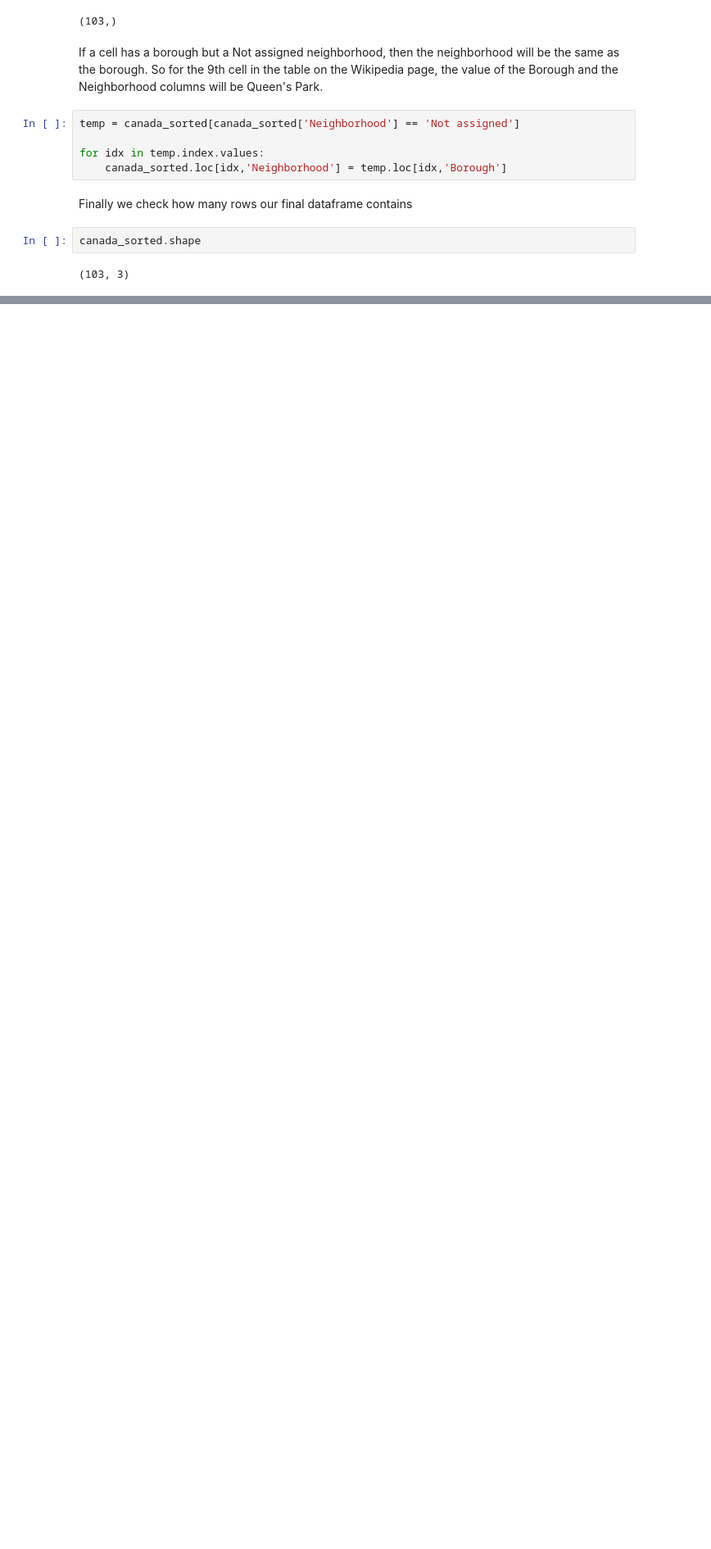
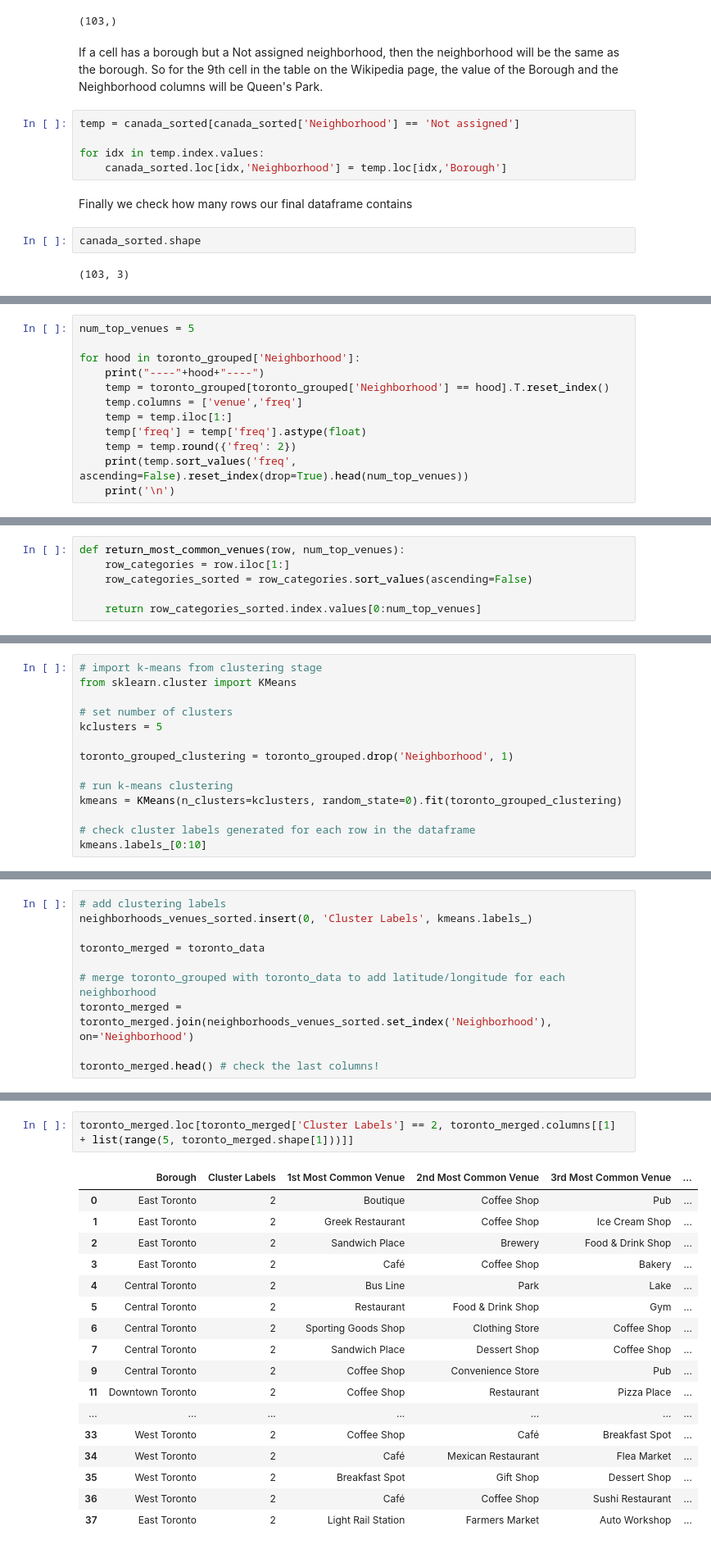
Before and after one commit to kosticn/The-Battle-of-Neighborhoods, a Jupyter notebook: Capstone Project - Week 3.ipynb, the cells around one changed output, grey strips where cells are left out. Shown: that part at 82% size. Cells and saved outputs as stored; diff of their text form; blank space fills up the shorter version.

```diff
--- a/Capstone Project - Week 3.ipynb
+++ b/Capstone Project - Week 3.ipynb
@@ -114,0 +510,12 @@ canada_sorted.shape
+# %%
+num_top_venues = 5
+
+for hood in toronto_grouped['Neighborhood']:
+    print("----"+hood+"----")
+    temp = toronto_grouped[toronto_grouped['Neighborhood'] == hood].T.reset_index()
+    temp.columns = ['venue','freq']
+    temp = temp.iloc[1:]
+    temp['freq'] = temp['freq'].astype(float)
+    temp = temp.round({'freq': 2})
+    print(temp.sort_values('freq', ascending=False).reset_index(drop=True).head(num_top_venues))
+    print('\n')
@@ -114,0 +544,6 @@ canada_sorted.shape
+# %%
+def return_most_common_venues(row, num_top_venues):
+    row_categories = row.iloc[1:]
+    row_categories_sorted = row_categories.sort_values(ascending=False)
+
+    return row_categories_sorted.index.values[0:num_top_venues]
@@ -114,0 +584,14 @@ canada_sorted.shape
+# %%
+# import k-means from clustering stage
+from sklearn.cluster import KMeans
+
+# set number of clusters
+kclusters = 5
+
+toronto_grouped_clustering = toronto_grouped.drop('Neighborhood', 1)
+
+# run k-means clustering
+kmeans = KMeans(n_clusters=kclusters, random_state=0).fit(toronto_grouped_clustering)
+
+# check cluster labels generated for each row in the dataframe
+kmeans.labels_[0:10]
@@ -114,0 +602,10 @@ canada_sorted.shape
+# %%
+# add clustering labels
+neighborhoods_venues_sorted.insert(0, 'Cluster Labels', kmeans.labels_)
+
+toronto_merged = toronto_data
+
+# merge toronto_grouped with toronto_data to add latitude/longitude for each neighborhood
+toronto_merged = toronto_merged.join(neighborhoods_venues_sorted.set_index('Neighborhood'), on='Neighborhood')
+
+toronto_merged.head() # check the last columns!
@@ -114,0 +672,20 @@ canada_sorted.shape
+# %%
+toronto_merged.loc[toronto_merged['Cluster Labels'] == 2, toronto_merged.columns[[1] + list(range(5, toronto_merged.shape[1]))]]
+# %% [output]
+|  | Borough | Cluster Labels | 1st Most Common Venue | 2nd Most Common Venue | 3rd Most Common Venue | ... |
+| 0 | East Toronto | 2 | Boutique | Coffee Shop | Pub | ... |
+| 1 | East Toronto | 2 | Greek Restaurant | Coffee Shop | Ice Cream Shop | ... |
+| 2 | East Toronto | 2 | Sandwich Place | Brewery | Food & Drink Shop | ... |
+| 3 | East Toronto | 2 | Café | Coffee Shop | Bakery | ... |
+| 4 | Central Toronto | 2 | Bus Line | Park | Lake | ... |
+| 5 | Central Toronto | 2 | Restaurant | Food & Drink Shop | Gym | ... |
+| 6 | Central Toronto | 2 | Sporting Goods Shop | Clothing Store | Coffee Shop | ... |
+| 7 | Central Toronto | 2 | Sandwich Place | Dessert Shop | Coffee Shop | ... |
+| 9 | Central Toronto | 2 | Coffee Shop | Convenience Store | Pub | ... |
+| 11 | Downtown Toronto | 2 | Coffee Shop | Restaurant | Pizza Place | ... |
+| ... | ... | ... | ... | ... | ... | ... |
+| 33 | West Toronto | 2 | Coffee Shop | Café | Breakfast Spot | ... |
+| 34 | West Toronto | 2 | Café | Mexican Restaurant | Flea Market | ... |
+| 35 | West Toronto | 2 | Breakfast Spot | Gift Shop | Dessert Shop | ... |
+| 36 | West Toronto | 2 | Café | Coffee Shop | Sushi Restaurant | ... |
+| 37 | East Toronto | 2 | Light Rail Station | Farmers Market | Auto Workshop | ... |
```
Also changed, not shown: parts of 80 cells of this notebook.
